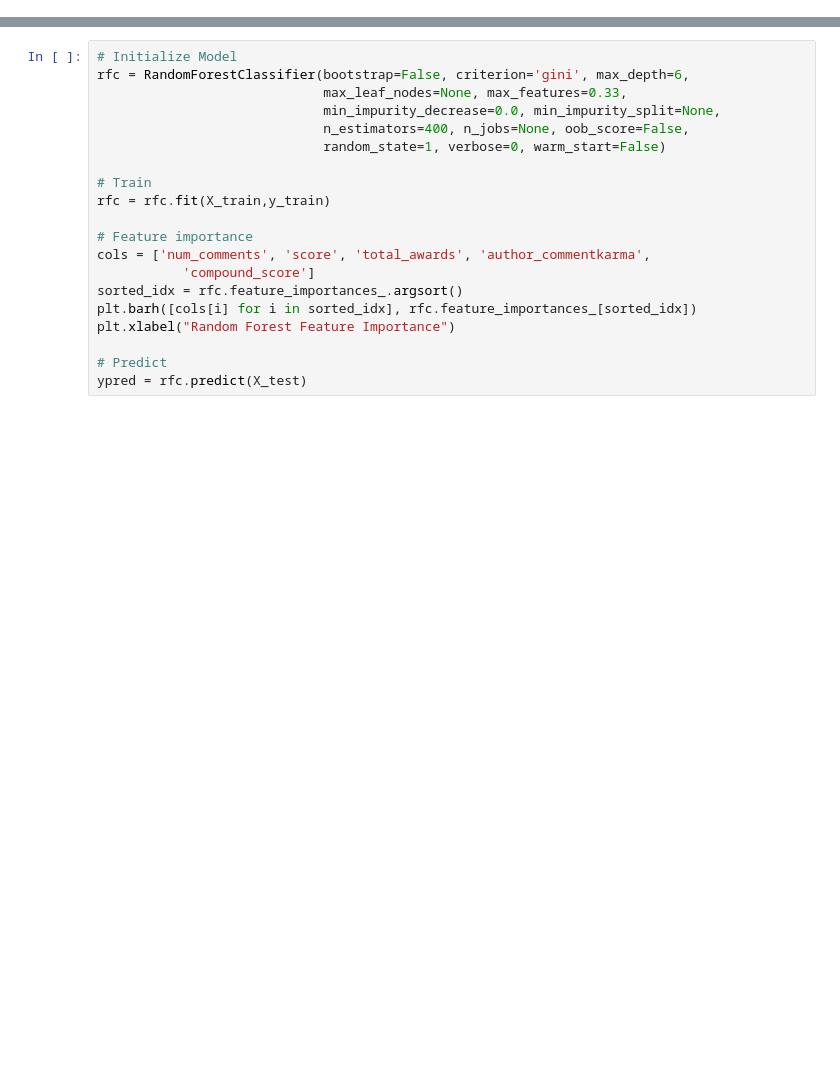
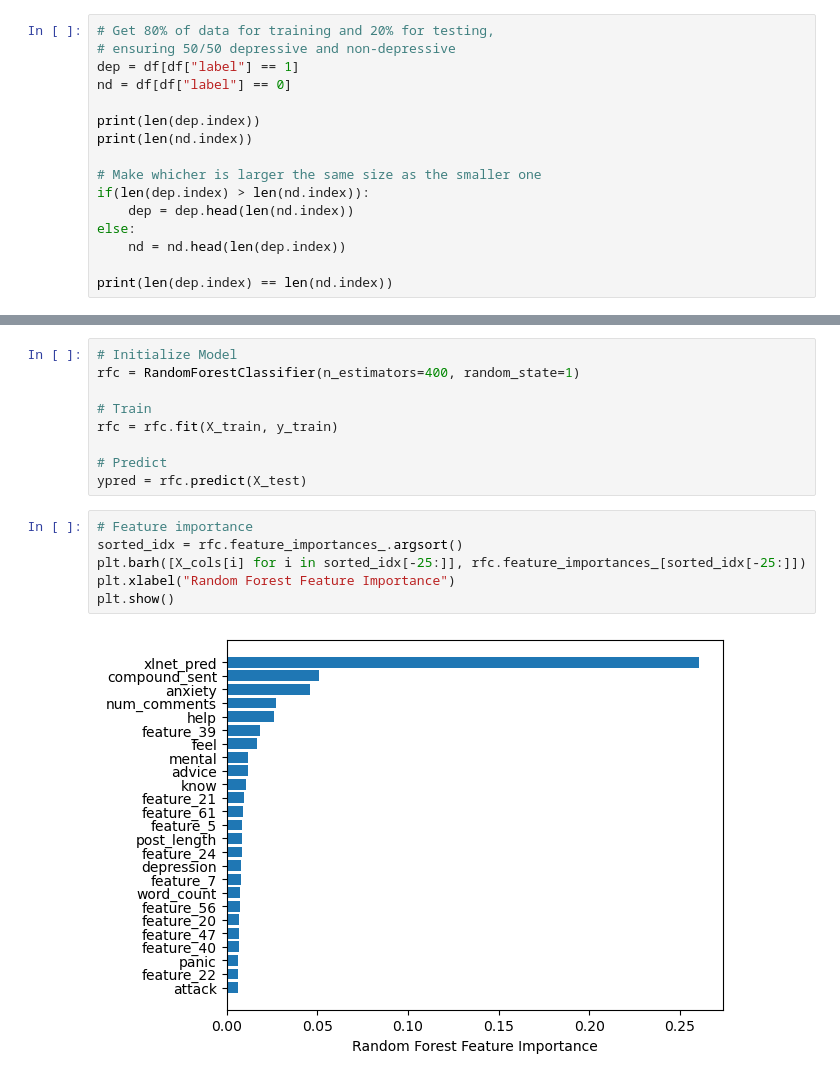
Before and after one commit to DennisH3/ELEC498-Capstone, a Jupyter notebook: models/RFC.ipynb, the cells around one changed output, grey strips where cells are left out. Saved outputs shown, nothing was run; the diff lists cells and outputs as text; blank space fills up the shorter version.

```diff
--- a/models/RFC.ipynb
+++ b/models/RFC.ipynb
@@ -41,0 +62,16 @@ print(y_test)
+# %%
+# Get 80% of data for training and 20% for testing,
+# ensuring 50/50 depressive and non-depressive
+dep = df[df["label"] == 1]
+nd = df[df["label"] == 0]
+
+print(len(dep.index))
+print(len(nd.index))
+
+# Make whicher is larger the same size as the smaller one
+if(len(dep.index) > len(nd.index)):
+    dep = dep.head(len(nd.index))
+else:
+    nd = nd.head(len(dep.index))
+
+print(len(dep.index) == len(nd.index))
@@ -42,20 +108,17 @@ print(y_test)
+# %%
+# Initialize Model
+rfc = RandomForestClassifier(n_estimators=400, random_state=1)
+
+# Train
+rfc = rfc.fit(X_train, y_train)
+
+# Predict
+ypred = rfc.predict(X_test)
 # %%
-# Initialize Model
-rfc = RandomForestClassifier(bootstrap=False, criterion='gini', max_depth=6,
-                             max_leaf_nodes=None, max_features=0.33,
-                             min_impurity_decrease=0.0, min_impurity_split=None,
-                             n_estimators=400, n_jobs=None, oob_score=False,
-                             random_state=1, verbose=0, warm_start=False)
-
-# Train
-rfc = rfc.fit(X_train,y_train)
-
 # Feature importance
-cols = ['num_comments', 'score', 'total_awards', 'author_commentkarma',
-           'compound_score']
 sorted_idx = rfc.feature_importances_.argsort()
-plt.barh([cols[i] for i in sorted_idx], rfc.feature_importances_[sorted_idx])
+plt.barh([X_cols[i] for i in sorted_idx[-25:]], rfc.feature_importances_[sorted_idx[-25:]])
 plt.xlabel("Random Forest Feature Importance")
-
-# Predict
-ypred = rfc.predict(X_test)
+plt.show()
+# %% [output]
+[figure, added]
```
Also changed, not shown: parts of 11 cells of this notebook, 16 other files.
